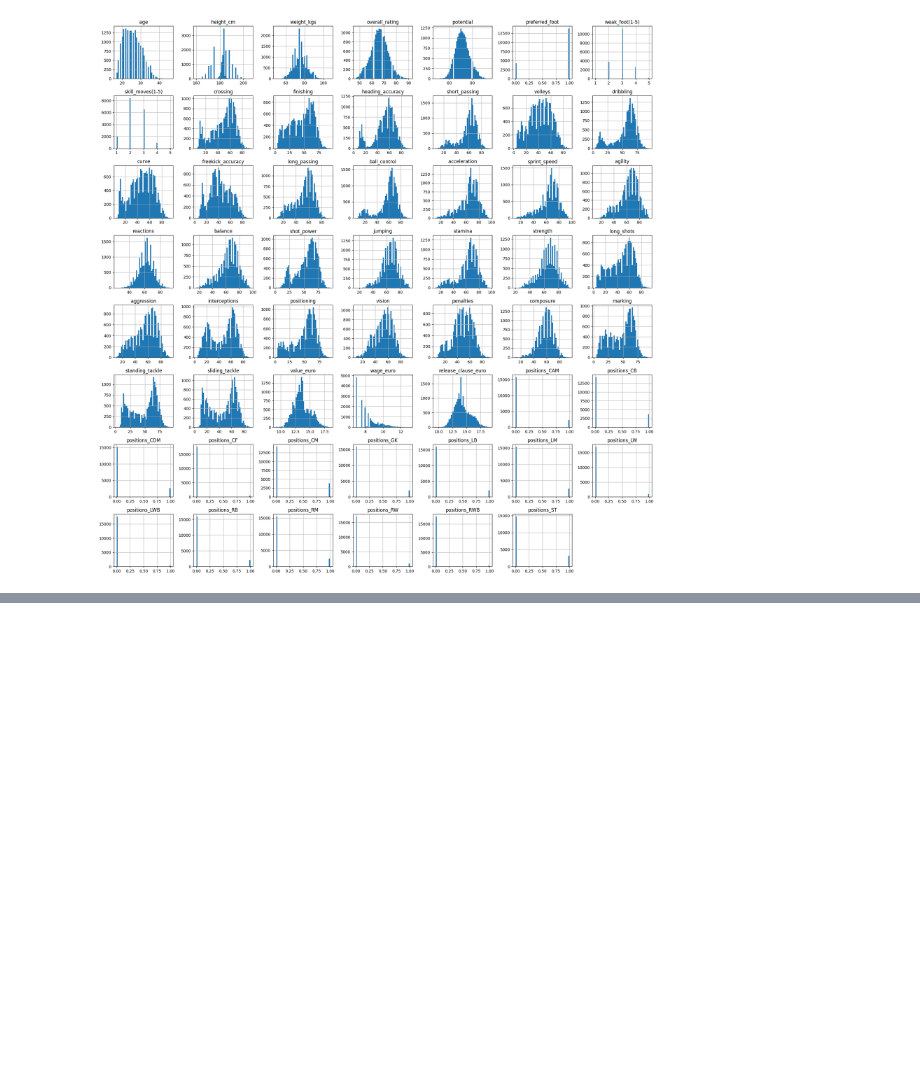
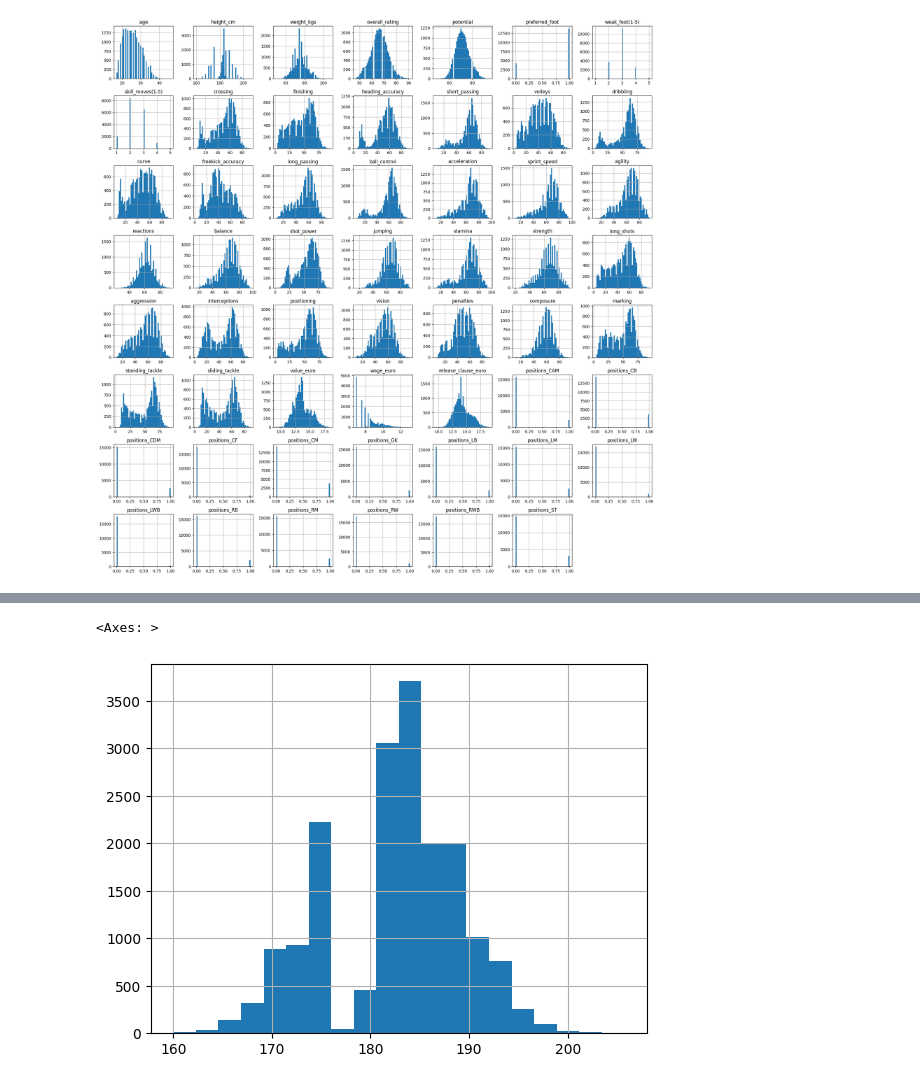
Before and after one commit to nttrung612/Football_Players_Rating_Prediction, a Jupyter notebook: demo.ipynb, the cells around one changed output, grey strips where cells are left out. Cells and saved outputs as stored; diff of their text form; code cells hidden in the pictures; blank space fills up the shorter version.

```diff
--- a/demo.ipynb
+++ b/demo.ipynb
@@ -51,0 +375,8 @@ plt.show()
+# %%
+import pandas as pd
+df = pd.read_csv('data_encoded.csv')
+# %%
+df['height_cm'].hist(bins=20)
+# %% [output]
+<Axes: >
+[figure, added]
```
Also changed, not shown: parts of 36 cells of this notebook, 11 other files.
